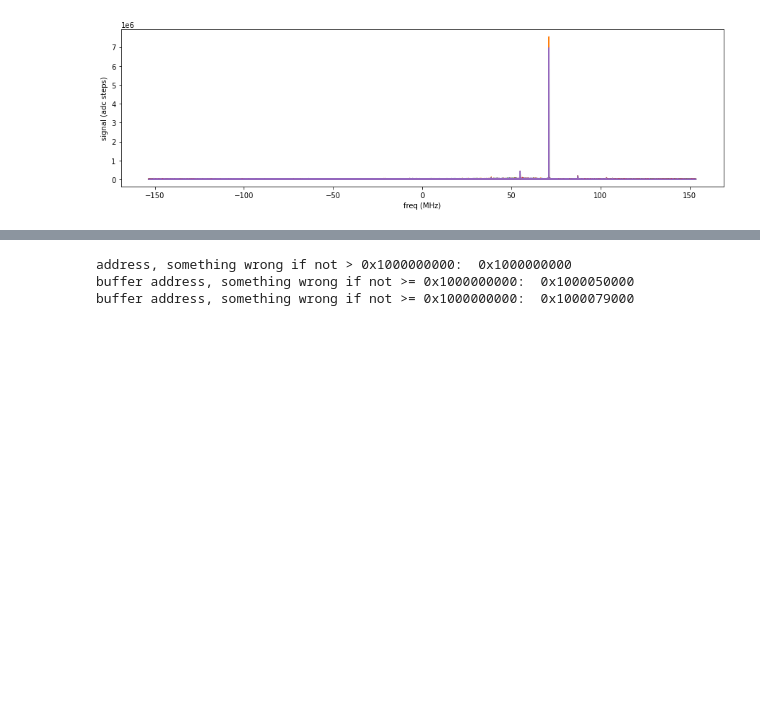
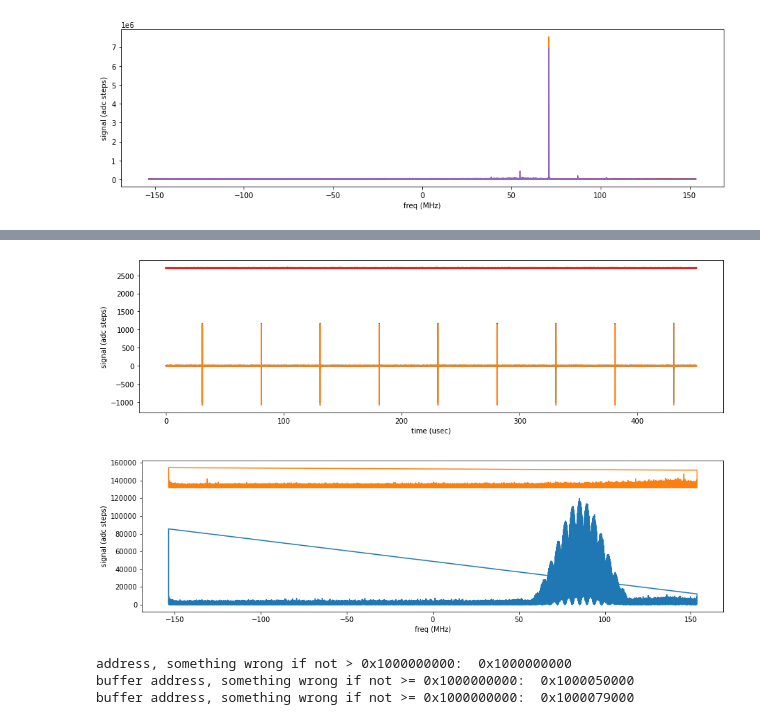
Before and after one commit to marcus-o/real_time_rfsoc_phase_correction, a Jupyter notebook: adjustable_pc_2ch/pynq/adjustable_phase_correction_2ch_dev.ipynb, the cells around one changed output, grey strips where cells are left out. Cells and saved outputs as stored; diff of their text form; code cells hidden in the pictures; blank space fills up the shorter version.

```diff
--- a/adjustable_pc_2ch/pynq/adjustable_phase_correction_2ch.ipynb
+++ b/adjustable_pc_2ch/pynq/adjustable_phase_correction_2ch_dev.ipynb
@@ -709,7 +711,7 @@ data2 = data2[::2] + 1j*data2[1::2]
 time_vec = np.arange(0, num_write_samples)/sampling_rate_after_hilbert
 freq = np.fft.fftfreq(data.shape[0], d=time_vec[1]-time_vec[0])
 
-if 0:
+if 1:
     plt.figure(figsize=(15,4))
     plt.plot(time_vec*1e6, np.real(data))
     plt.plot(time_vec*1e6, np.imag(data))
@@ -740,3 +742,5 @@ buffer address, something wrong if not >= 0x1000000000:  0x1000137000
+[figure, added]
+[figure, added]
 # %%
 from pynq import PL
 PL.reset()
```
Also changed, not shown: parts of 2 cells of this notebook, 3 other files.
